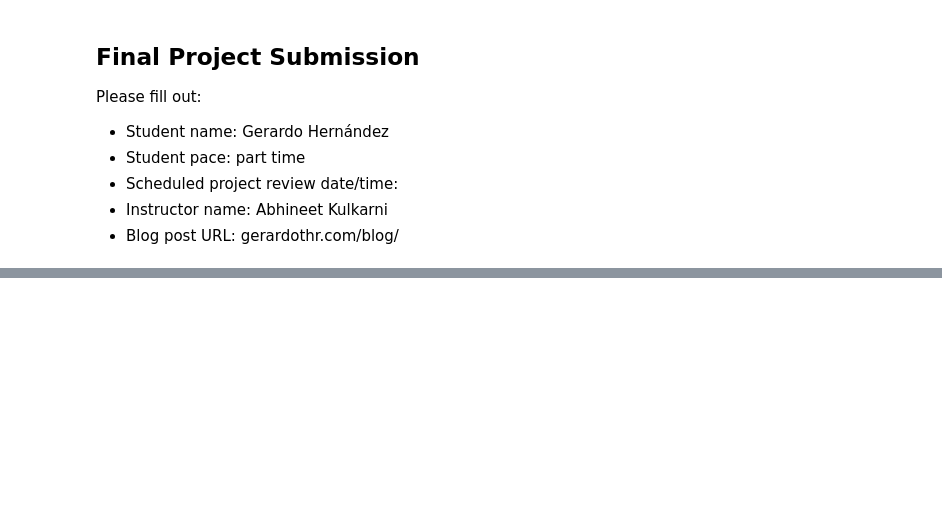
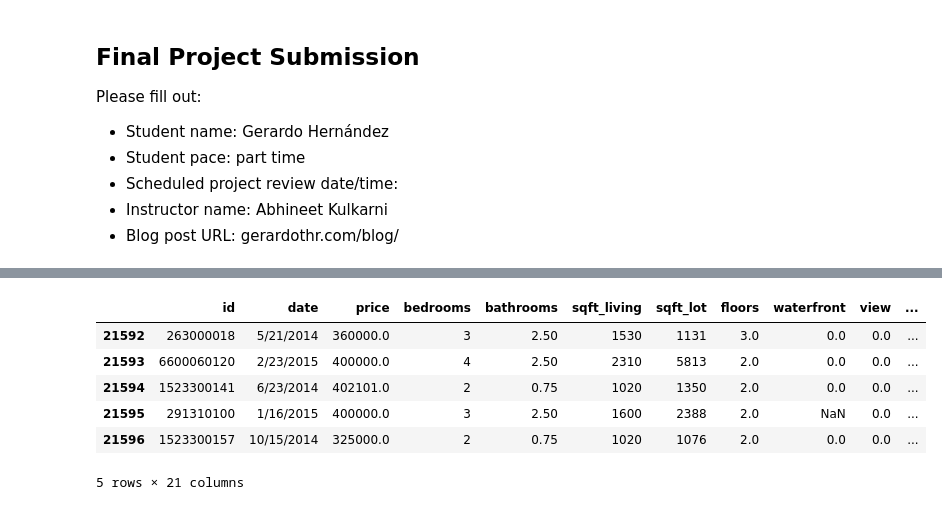
Before and after one commit to gerardothr/dsc-v2-mod1-final-project-online-ds-pt-071519, a Jupyter notebook: student.ipynb, the cells around one changed output, grey strips where cells are left out. Saved outputs shown, nothing was run; the diff lists cells and outputs as text; code cells hidden in the pictures; blank space fills up the shorter version.

```diff
--- a/student.ipynb
+++ b/student.ipynb
@@ -17,0 +36,10 @@ df = pd.read_csv('kc_house_data.csv')
+# %%
+df.tail()
+# %% [output]
+|  | id | date | price | bedrooms | bathrooms | sqft_living | sqft_lot | floors | waterfront | view | ... |
+| 21592 | 263000018 | 5/21/2014 | 360000.0 | 3 | 2.50 | 1530 | 1131 | 3.0 | 0.0 | 0.0 | ... |
+| 21593 | 6600060120 | 2/23/2015 | 400000.0 | 4 | 2.50 | 2310 | 5813 | 2.0 | 0.0 | 0.0 | ... |
+| 21594 | 1523300141 | 6/23/2014 | 402101.0 | 2 | 0.75 | 1020 | 1350 | 2.0 | 0.0 | 0.0 | ... |
+| 21595 | 291310100 | 1/16/2015 | 400000.0 | 3 | 2.50 | 1600 | 2388 | 2.0 | NaN | 0.0 | ... |
+| 21596 | 1523300157 | 10/15/2014 | 325000.0 | 2 | 0.75 | 1020 | 1076 | 2.0 | 0.0 | 0.0 | ... |
+5 rows × 21 columns
```
Also changed, not shown: parts of 24 cells of this notebook.
